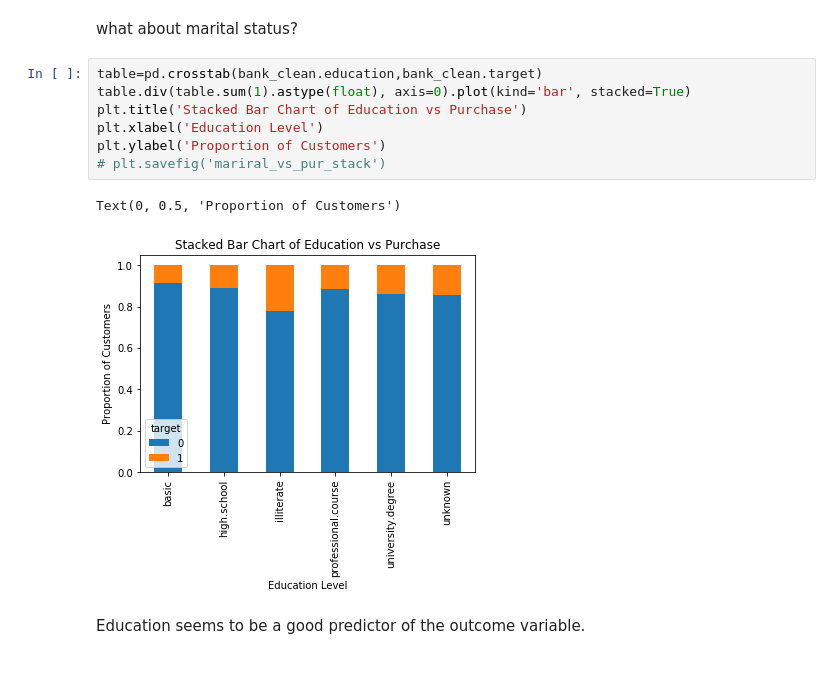
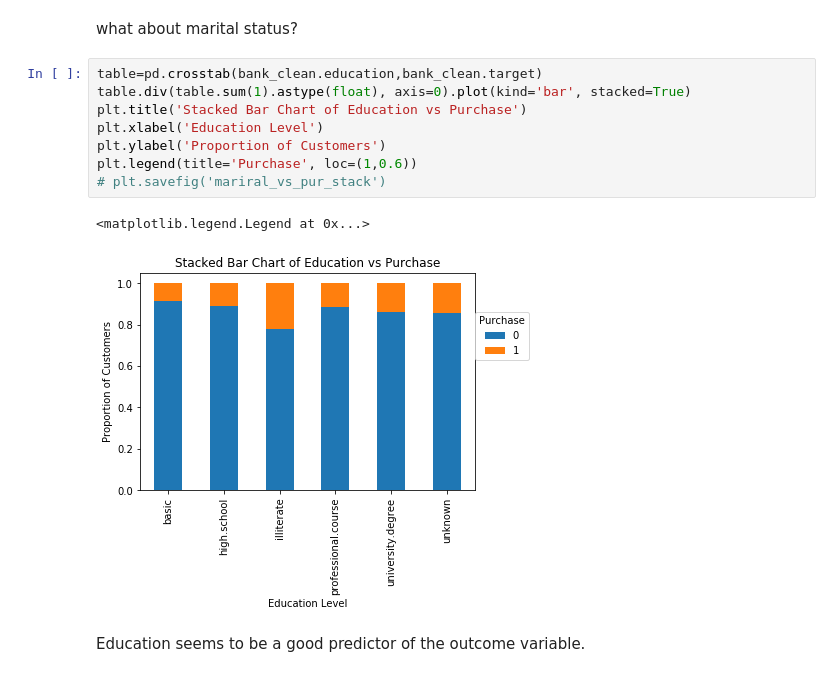
Before and after one commit to Lastew/successful-phone-campaign, a Jupyter notebook: 1. Data_Cleaning_and_Exploration.ipynb, the cells around one changed output. Cells and saved outputs as stored; diff of their text form.

```diff
--- a/1. Data_Cleaning_and_Exploration.ipynb
+++ b/1. Data_Cleaning_and_Exploration.ipynb
@@ -150,13 +153,14 @@ what about marital status?
 # %%
 table=pd.crosstab(bank_clean.education,bank_clean.target)
 table.div(table.sum(1).astype(float), axis=0).plot(kind='bar', stacked=True)
 plt.title('Stacked Bar Chart of Education vs Purchase')
 plt.xlabel('Education Level')
 plt.ylabel('Proportion of Customers')
+plt.legend(title='Purchase', loc=(1,0.6))
 # plt.savefig('mariral_vs_pur_stack')
 # %% [output]
-Text(0, 0.5, 'Proportion of Customers')
+<matplotlib.legend.Legend at 0x...>
-[figure, old version]
+[figure, new version]
 # %% [markdown]
 Education seems to be a good predictor of the outcome variable.
 # %%
```
Also changed, not shown: parts of 5 cells of this notebook, 7 other files.
